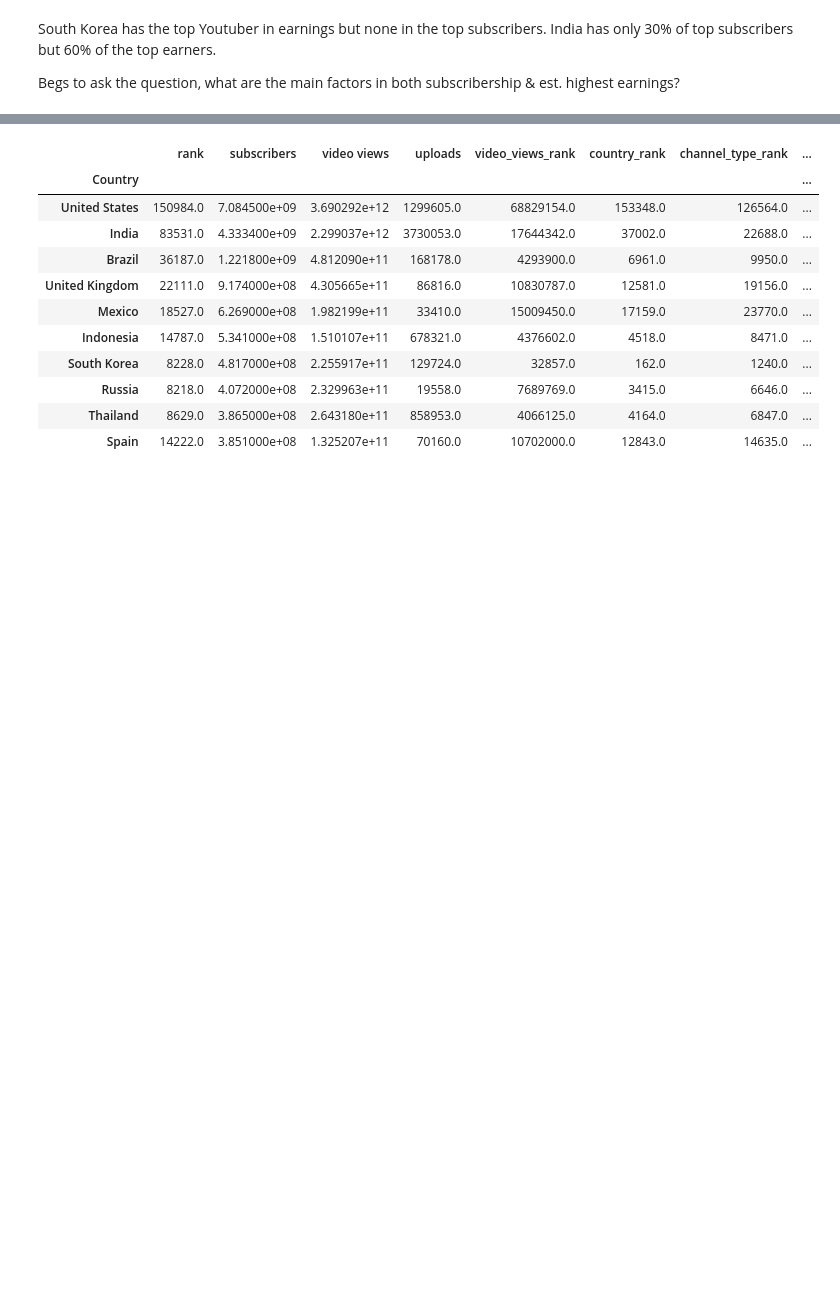
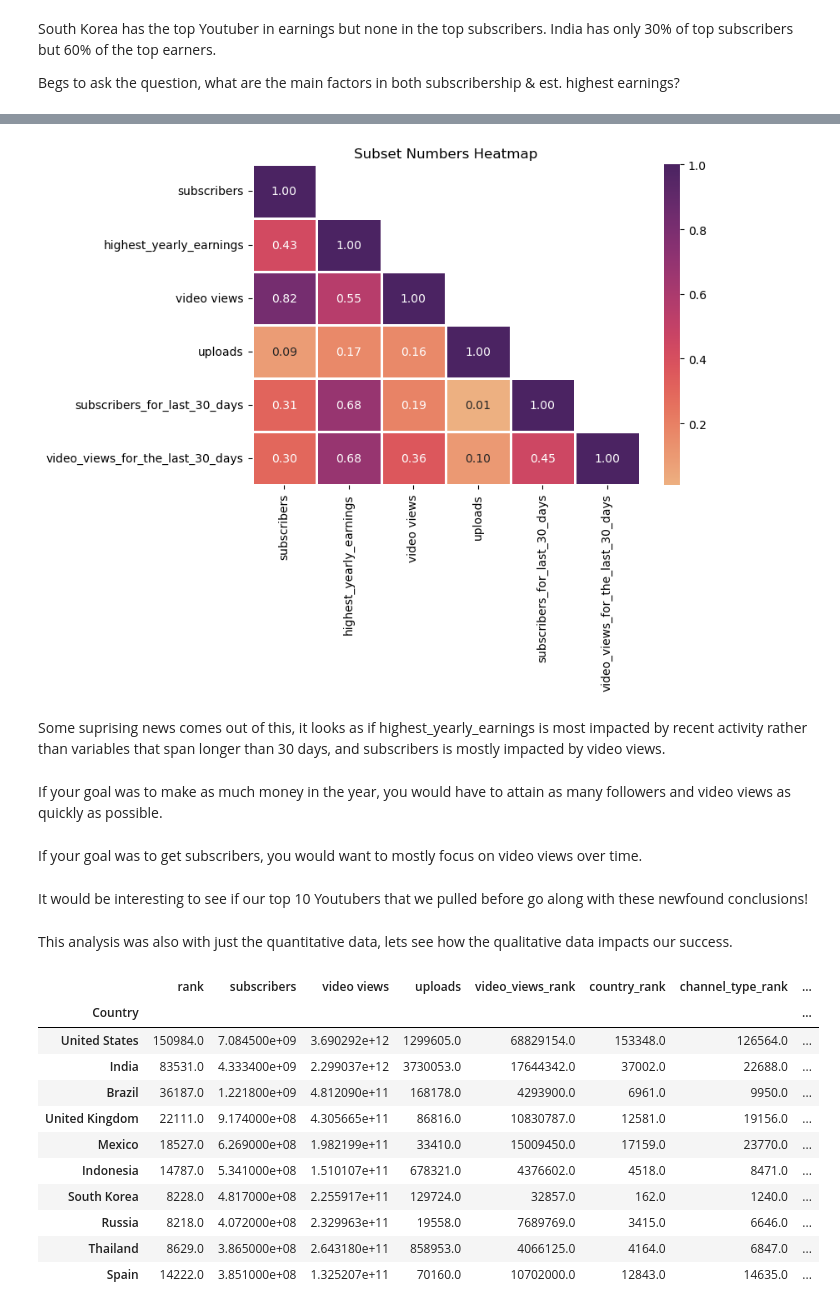
Before and after one commit to briangdrewes/youtuber-analysis, a Jupyter notebook: final_draft.ipynb, the cells around one changed output, grey strips where cells are left out. Saved outputs shown, nothing was run; the diff lists cells and outputs as text; code cells hidden in the pictures; blank space fills up the shorter version.

```diff
--- a/final_draft.ipynb
+++ b/final_draft.ipynb
@@ -168,3 +171,27 @@ plt.show()
+# %%
+#creating a subset with the variables I want to see after the saturated heat map
+subset_numbersdf = numbersdf[['subscribers','highest_yearly_earnings','video views', 'uploads', 'subscribers_for_last_30_days', 'video_views_for_the_last_30_days']]
+# %%
+subset_numbers_heatmap = subset_numbersdf.corr()
+plt.figure(figsize=(7.5,5))
+
+matrix = np.triu(np.ones_like(subset_numbers_heatmap, dtype=bool))
+np.fill_diagonal(matrix,False)
+sns.heatmap(subset_numbers_heatmap, annot=True, cmap='flare', fmt=".2f",linewidths=1,mask=matrix)
+plt.title('Subset Numbers Heatmap')
+plt.show()
+# %% [output]
+[figure, added]
+# %% [markdown]
+Some suprising news comes out of this, it looks as if highest_yearly_earnings is most impacted by recent activity rather than variables that span longer than 30 days, and subscribers is mostly impacted by video views.
+# %% [markdown]
+If your goal was to make as much money in the year, you would have to attain as many followers and video views as quickly as possible.
+# %% [markdown]
+If your goal was to get subscribers,  you would want to mostly focus on video views over time.
+# %% [markdown]
+It would be interesting to see if our top 10 Youtubers that we pulled before go along with these newfound conclusions!
+# %% [markdown]
+This analysis was also with just the quantitative data, lets see how the qualitative data impacts our success.
 # %%
 sub_country = df.groupby('Country').sum().sort_values(by=['subscribers'],ascending=False)
 sub_country.head(10)
```
Also changed, not shown: parts of 2 cells of this notebook.
